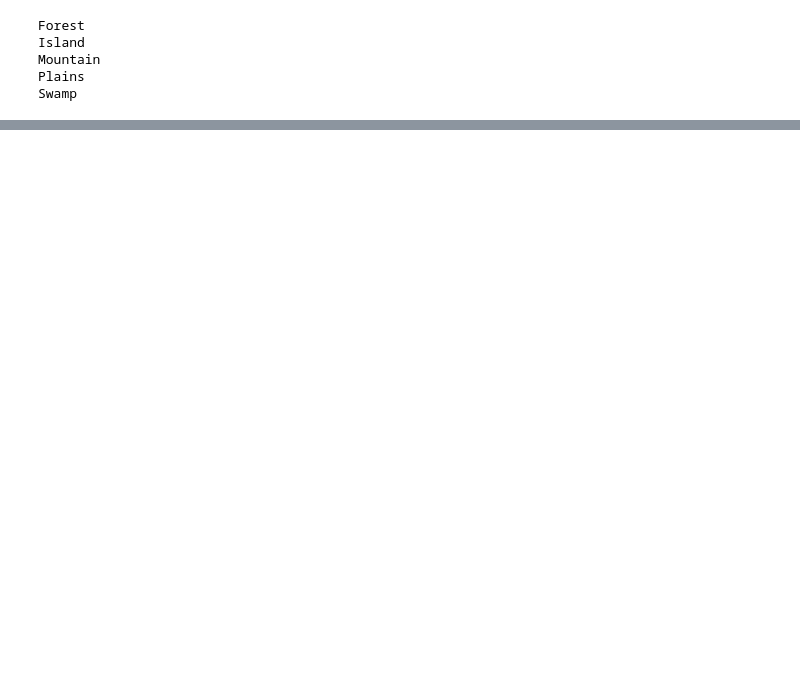
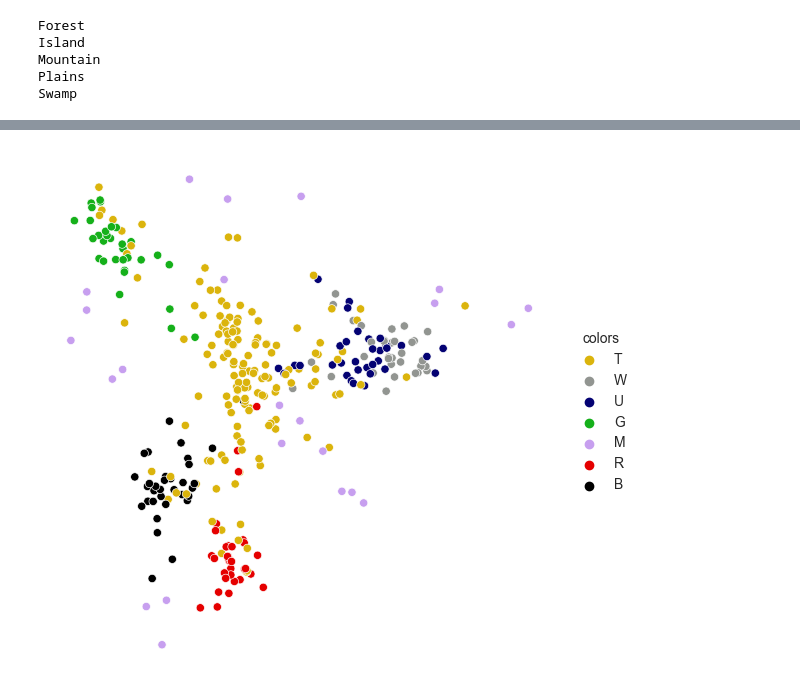
Before and after one commit to DiegoHMM/MTG_drafter, a Jupyter notebook: mtg_data_resume.ipynb, the cells around one changed output, grey strips where cells are left out. Drawn from its saved outputs; the diff is of its cells as text; code cells hidden in the pictures; blank space fills up the shorter version.

```diff
--- a/mtg_data_resume.ipynb
+++ b/mtg_data_resume.ipynb
@@ -108,0 +142,23 @@ for name in card_list:
+# %%
+import sklearn.manifold as skm
+fit = skm.locally_linear_embedding(dist, n_components=2, n_neighbors=len(freq)-1)
+fit = fit[0] # For some reason it returns a tuple
+
+all_cards_df['x'] = fit[:,0]
+all_cards_df['y'] = fit[:,1]
+
+#embedding = MDS(n_components=2, dissimilarity='precomputed', max_iter=1000, eps=0.0001)
+#fit = embedding.fit_transform(dist2)
+# %%
+#%matplotlib inline
+# U -> BLUE
+# B -> BLACK
+# M -> MULTI
+myPal = sns.xkcd_palette(["gold","grey","deep blue","green","lavender","red","black"])
+s = sns.relplot(data=all_cards_df,x="x",y="y",hue="colors",palette=myPal)
+s.fig.set_size_inches(7,6)
+sns.set_style("white")
+s.despine(left=True,bottom=True)
+s.set(xticklabels=[],yticklabels=[],xlabel='',ylabel='');
+# %% [output]
+[figure, added]
```
Also changed, not shown: parts of 8 cells of this notebook, 2 other files.
